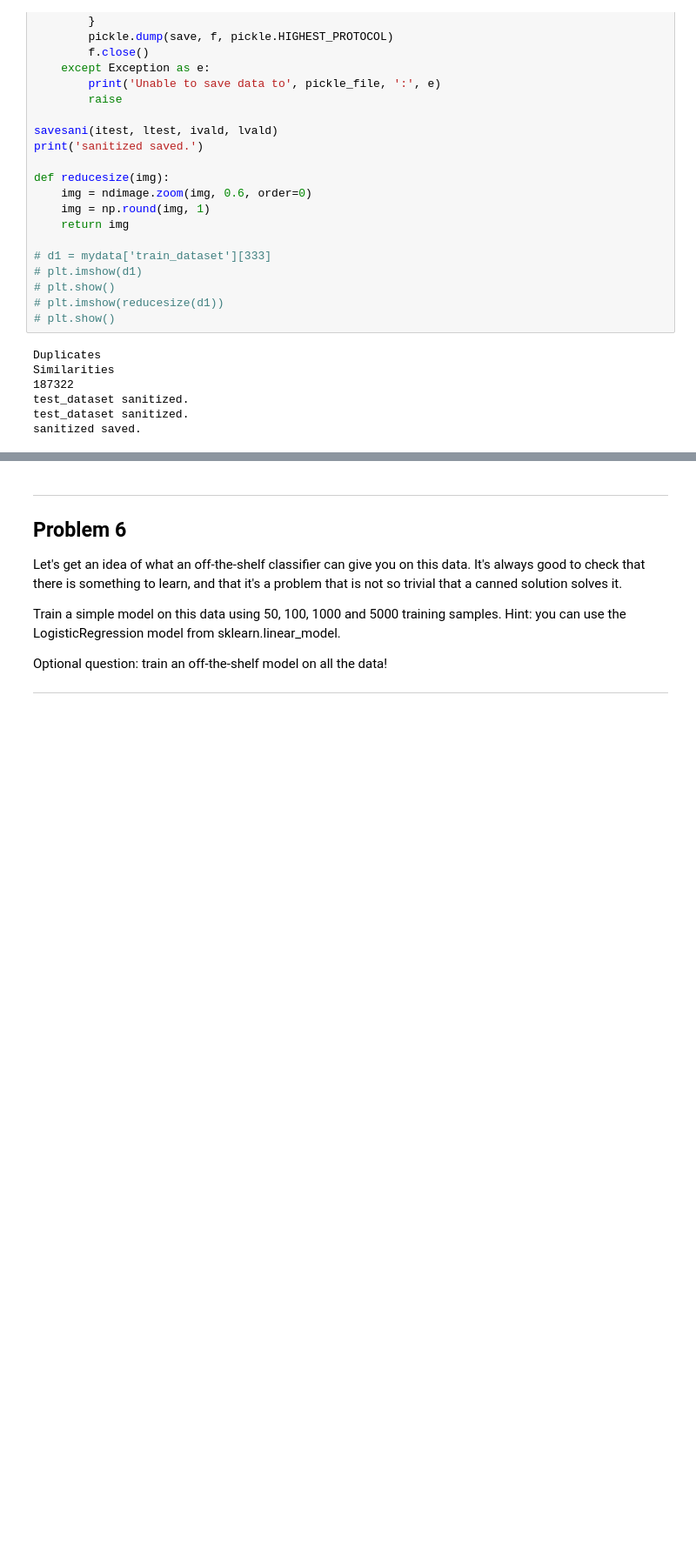
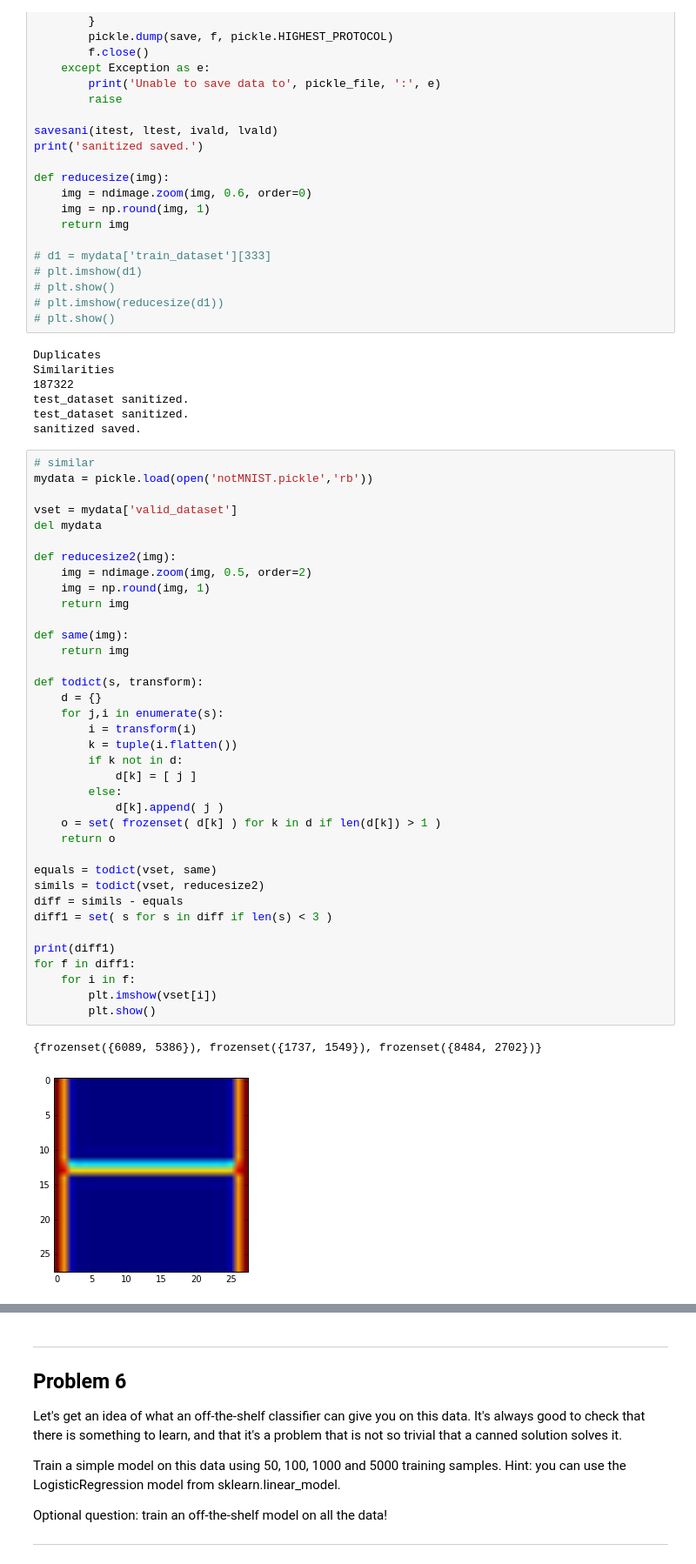
Before and after one commit to hfoffani/tensorflow-dl, a Jupyter notebook: 1_notmnist.ipynb, the cells around one changed output, grey strips where cells are left out. Shown at 87% size. Drawn from its saved outputs; the diff is of its cells as text; blank space fills up the shorter version.

Commit message:
add similarity samples.

```diff
--- a/1_notmnist.ipynb
+++ b/1_notmnist.ipynb
@@ -426,3 +426,43 @@ Similarities
 test_dataset sanitized.
 test_dataset sanitized.
 sanitized saved.
+# %%
+# similar
+mydata = pickle.load(open('notMNIST.pickle','rb'))
+
+vset = mydata['valid_dataset']
+del mydata
+
+def reducesize2(img):
+    img = ndimage.zoom(img, 0.5, order=2)
+    img = np.round(img, 1)
+    return img
+
+def same(img):
+    return img
+
+def todict(s, transform):
+    d = {}
+    for j,i in enumerate(s):
+        i = transform(i)
+        k = tuple(i.flatten())
+        if k not in d:
+            d[k] = [ j ]
+        else:
+            d[k].append( j )
+    o = set( frozenset( d[k] ) for k in d if len(d[k]) > 1 )
+    return o
+
+equals = todict(vset, same)
+simils = todict(vset, reducesize2)
+diff = simils - equals
+diff1 = set( s for s in diff if len(s) < 3 )
+
+print(diff1)
+for f in diff1:
+    for i in f:
+        plt.imshow(vset[i])
+        plt.show()
+# %% [output]
+{frozenset({6089, 5386}), frozenset({1737, 1549}), frozenset({8484, 2702})}
+[figure, added]
```
Also changed, not shown: parts of 1 cell of this notebook.
